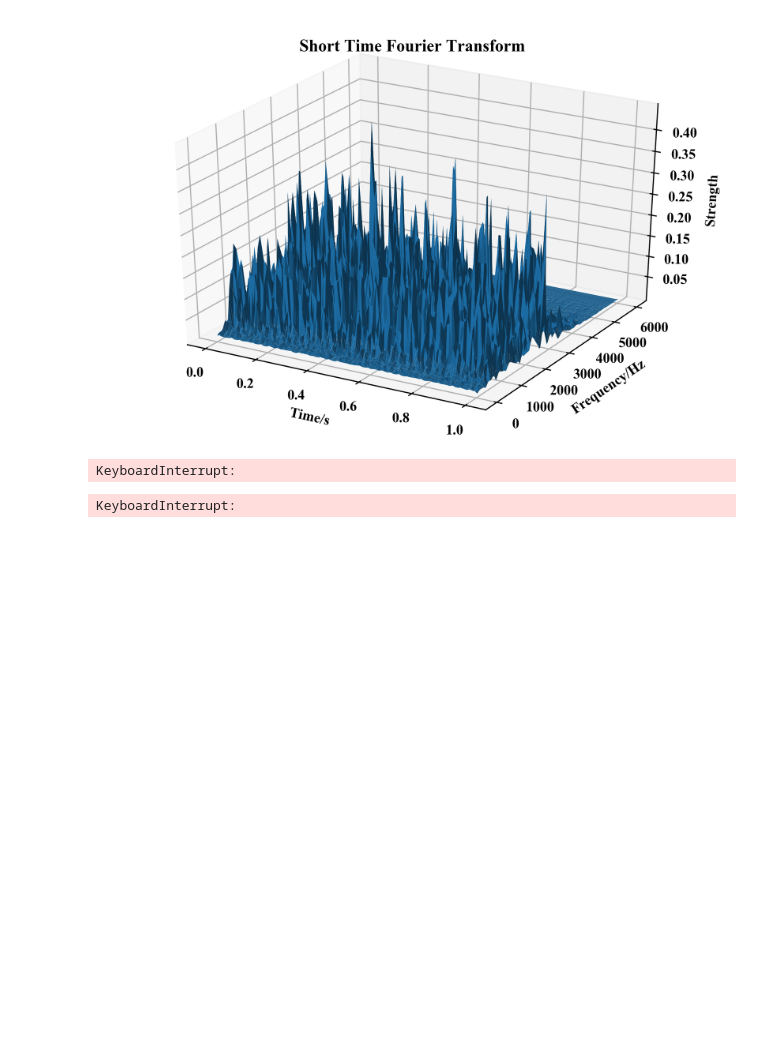
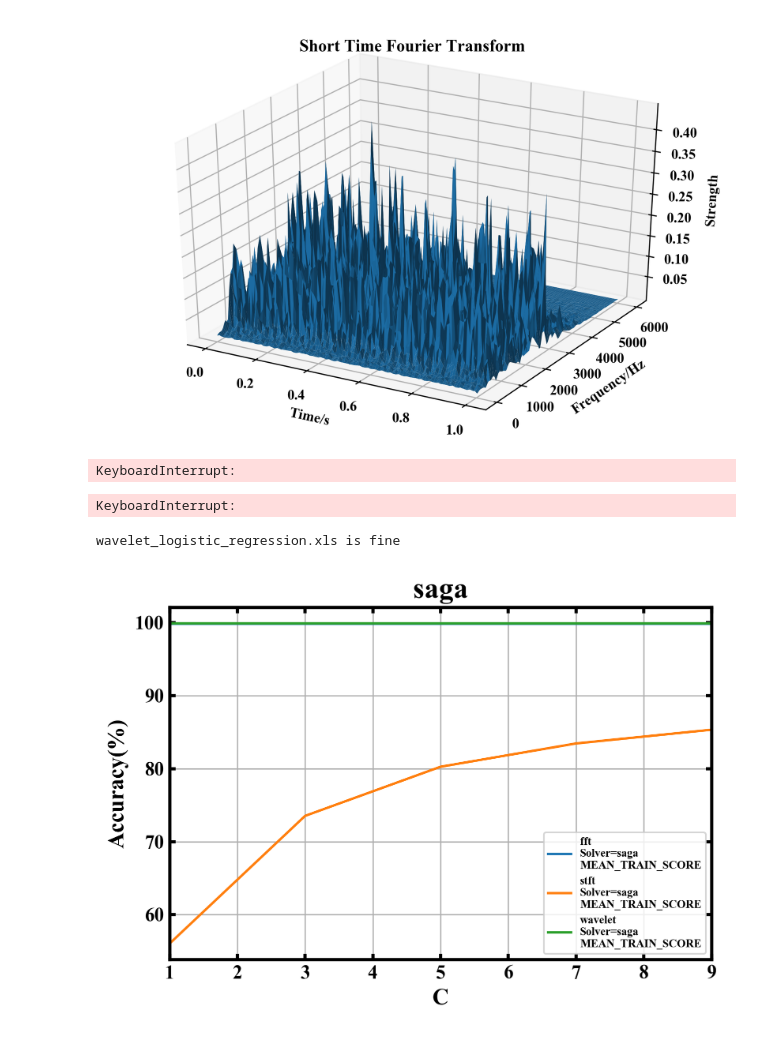
Before and after one commit to Time-Magic/Traning_code, a Jupyter notebook: CaseWesternReserveUniversityData/Question3.ipynb, the cells around one changed output. Cells and saved outputs as stored; diff of their text form; code cells hidden in the pictures; blank space fills up the shorter version.

```diff
--- a/CaseWesternReserveUniversityData/Question3.ipynb
+++ b/CaseWesternReserveUniversityData/Question3.ipynb
@@ -87,14 +87,47 @@ KeyboardInterrupt:
 from sklearn.linear_model import LogisticRegression
 from bearclass import BearingParam
 method='logistic_regression'
-# dataset=['fft','stft','wavelet']
-dataset=['fft']
+dataset=['wavelet']
+# dataset=['fft']
 param={}
-# param['solver']=['saga','sag','lbfgs','newton-cg']
-param['solver']=['lbfgs']
-param['C']=range(1,3)
-model=LogisticRegression(class_weight='balanced',random_state=42,max_iter=100000,multi_class='multinomial')
+param['solver']=['saga','sag','lbfgs','newton-cg']
+# param['solver']=['sag']
+param['C']=range(1,10,2)
+model=LogisticRegression(class_weight='balanced',random_state=42,max_iter=10000,multi_class='multinomial',n_jobs=4)
 clf={}
 for idx,set in enumerate(dataset):
     clf[idx]=BearingParam(model=model,dataset=set,paramset=param,cv=3)
     clf[idx].export(set+method)
+    print(set+'_'+method+'.xls is fine')
+# %% [output]
+wavelet_logistic_regression.xls is fine
+# %%
+'''输出逻辑回归图表'''
+from likefunctions_boston import plotlikeconfig
+from MNIST_HELLOWORLD.likedigitclass import linedata
+from matplotlib import pyplot as plt
+import numpy as np
+from matplotlib import cm
+xlabel='C'
+plotlikeconfig(xlabel=xlabel,ylabel='Accuracy(%)',title='saga',dpi=300)
+plt.grid()
+C=['fft','stft','wavelet']
+xx=list(range(1,7))
+for i in C:
+    x,y,label_temp=linedata(name=i+'logistic_regression',xlabel=xlabel,const_param1='solver',paramvalue1='saga',const_param2='solver',
+            paramvalue2='saga',target='mean_train_score')
+    label_temp=label_temp.split('\n')
+    label_temp[0]=i
+    label_temp=label_temp[0]+'\n'+label_temp[1]+'\n'+label_temp[2]
+    plt.plot(x,y*100,label=label_temp)
+    x,y,label_temp=linedata(name=i+'logistic_regression',xlabel=xlabel,const_param1='solver',paramvalue1='saga',const_param2='solver',
+            paramvalue2='saga',target='mean_test_score')
+    label_temp=label_temp.split('\n')
+    label_temp[0]=i
+    label_temp=label_temp[0]+'\n'+label_temp[1]+'\n'+label_temp[2]
+    # plt.plot(x,y*100,label=label_temp)
+plt.xlim(min(x),max(x))
+plt.legend(loc='lower right',fontsize=7)
+plt.show()
+# %% [output]
+[figure, added]
```
Also changed, not shown: 5 other files.
